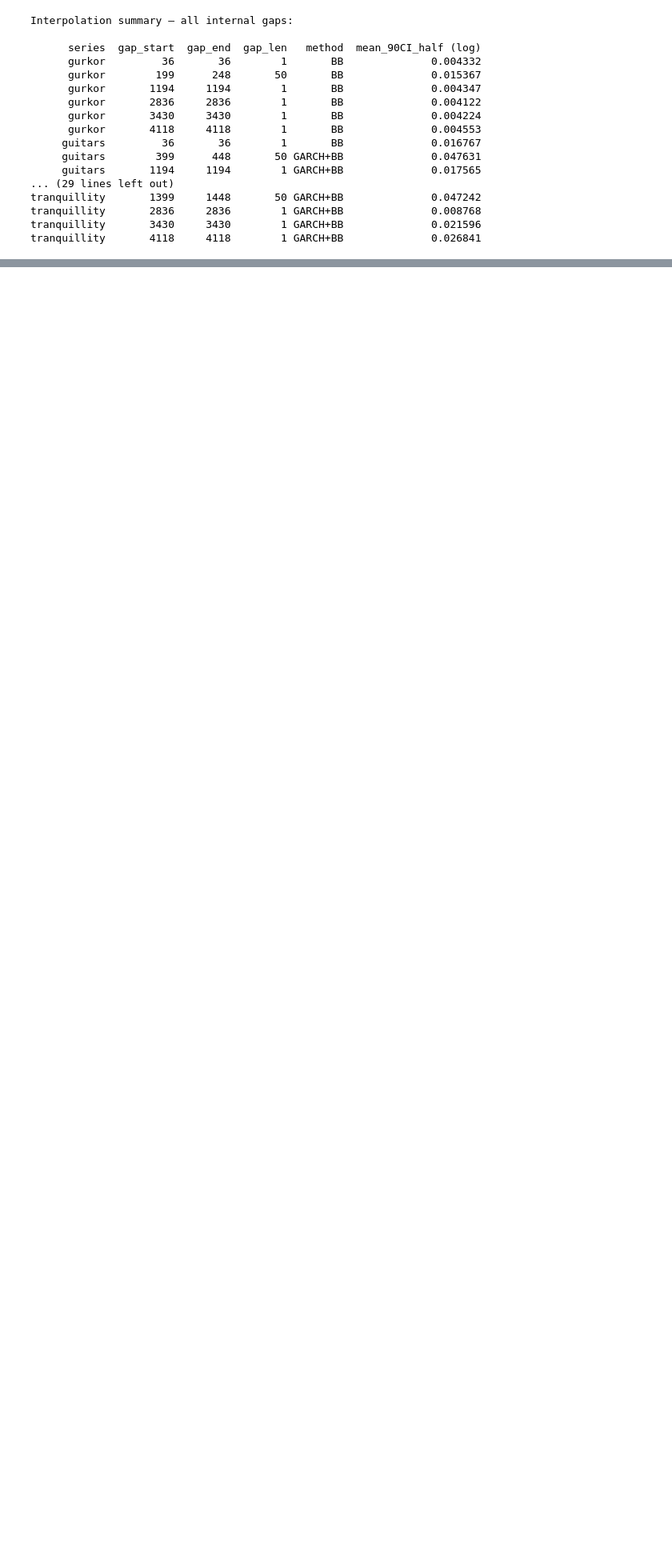
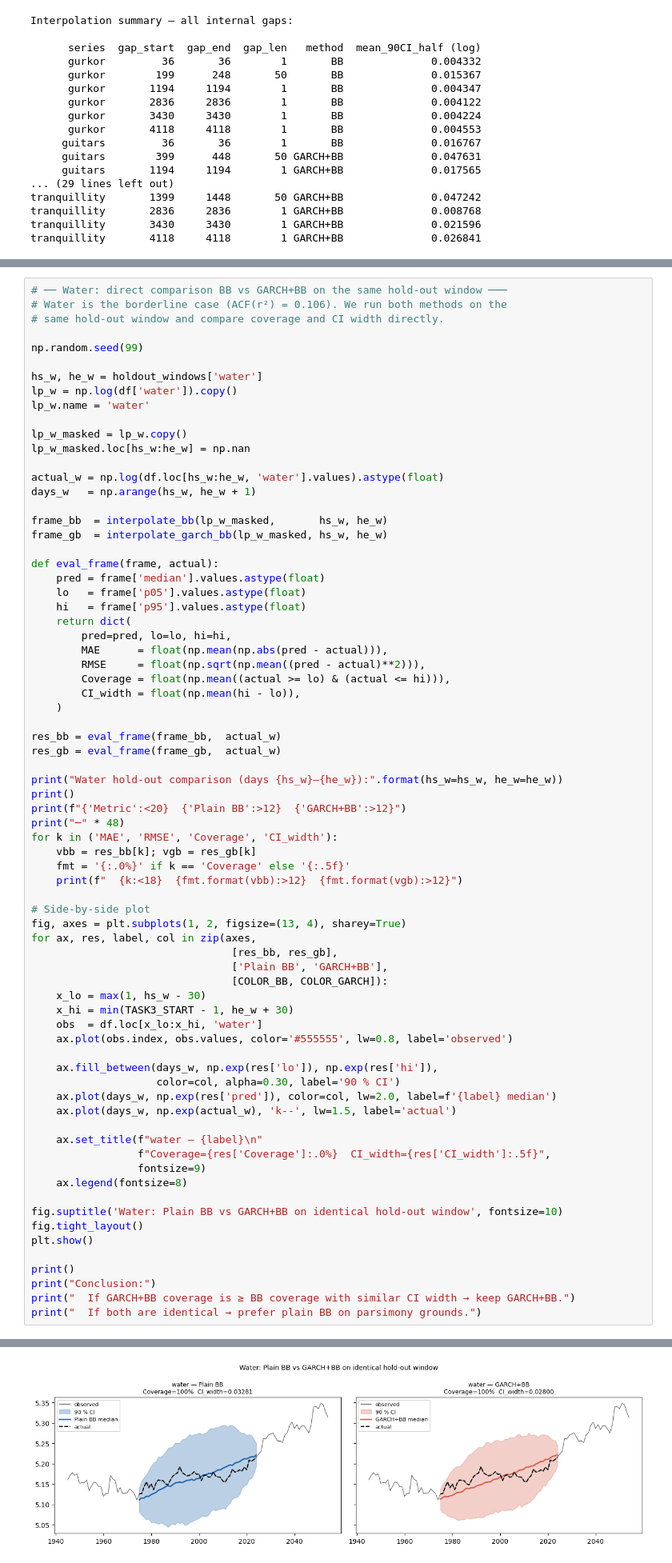
Before and after one commit to manswestman/project_financial_timeseries, a Jupyter notebook: notebooks/2_interpolation_Bridge_Garch.ipynb, the cells around one changed output, grey strips where cells are left out. Shown at 80% size. Cells and saved outputs as stored; diff of their text form; blank space fills up the shorter version.

```diff
--- a/notebooks/2_interpolation_Bridge_Garch.ipynb
+++ b/notebooks/2_interpolation_Bridge_Garch.ipynb
@@ -558,0 +785,74 @@ tranquillity       4118     4118        1 GARCH+BB              0.026841
+# %%
+# ── Water: direct comparison BB vs GARCH+BB on the same hold-out window ───
+# Water is the borderline case (ACF(r²) = 0.106). We run both methods on the
+# same hold-out window and compare coverage and CI width directly.
+
+np.random.seed(99)
+
+hs_w, he_w = holdout_windows['water']
+lp_w = np.log(df['water']).copy()
+lp_w.name = 'water'
+
+lp_w_masked = lp_w.copy()
+lp_w_masked.loc[hs_w:he_w] = np.nan
+
+actual_w = np.log(df.loc[hs_w:he_w, 'water'].values).astype(float)
+days_w   = np.arange(hs_w, he_w + 1)
+
+frame_bb  = interpolate_bb(lp_w_masked,       hs_w, he_w)
+frame_gb  = interpolate_garch_bb(lp_w_masked, hs_w, he_w)
+
+def eval_frame(frame, actual):
+    pred = frame['median'].values.astype(float)
+    lo   = frame['p05'].values.astype(float)
+    hi   = frame['p95'].values.astype(float)
+    return dict(
+        pred=pred, lo=lo, hi=hi,
+        MAE      = float(np.mean(np.abs(pred - actual))),
+        RMSE     = float(np.sqrt(np.mean((pred - actual)**2))),
+        Coverage = float(np.mean((actual >= lo) & (actual <= hi))),
+        CI_width = float(np.mean(hi - lo)),
+    )
+
+res_bb = eval_frame(frame_bb,  actual_w)
+res_gb = eval_frame(frame_gb,  actual_w)
+
+print("Water hold-out comparison (days {hs_w}–{he_w}):".format(hs_w=hs_w, he_w=he_w))
+print()
+print(f"{'Metric':<20}  {'Plain BB':>12}  {'GARCH+BB':>12}")
+print("─" * 48)
+for k in ('MAE', 'RMSE', 'Coverage', 'CI_width'):
+    vbb = res_bb[k]; vgb = res_gb[k]
+    fmt = '{:.0%}' if k == 'Coverage' else '{:.5f}'
+    print(f"  {k:<18}  {fmt.format(vbb):>12}  {fmt.format(vgb):>12}")
+
+# Side-by-side plot
+fig, axes = plt.subplots(1, 2, figsize=(13, 4), sharey=True)
+for ax, res, label, col in zip(axes,
+                                [res_bb, res_gb],
+                                ['Plain BB', 'GARCH+BB'],
+                                [COLOR_BB, COLOR_GARCH]):
+    x_lo = max(1, hs_w - 30)
+    x_hi = min(TASK3_START - 1, he_w + 30)
+    obs  = df.loc[x_lo:x_hi, 'water']
+    ax.plot(obs.index, obs.values, color='#555555', lw=0.8, label='observed')
+
+    ax.fill_between(days_w, np.exp(res['lo']), np.exp(res['hi']),
+                    color=col, alpha=0.30, label='90 % CI')
+    ax.plot(days_w, np.exp(res['pred']), color=col, lw=2.0, label=f'{label} median')
+    ax.plot(days_w, np.exp(actual_w), 'k--', lw=1.5, label='actual')
+
+    ax.set_title(f"water — {label}\n"
+                 f"Coverage={res['Coverage']:.0%}  CI_width={res['CI_width']:.5f}",
+                 fontsize=9)
+    ax.legend(fontsize=8)
+
+fig.suptitle('Water: Plain BB vs GARCH+BB on identical hold-out window', fontsize=10)
+fig.tight_layout()
+plt.show()
+
+print()
+print("Conclusion:")
+print("  If GARCH+BB coverage is ≥ BB coverage with similar CI width → keep GARCH+BB.")
+print("  If both are identical → prefer plain BB on parsimony grounds.")
+# %% [output]
@@ -558,0 +867 @@ tranquillity       4118     4118        1 GARCH+BB              0.026841
+[figure, added]
```
Also changed, not shown: parts of 8 cells of this notebook, 1 other file.
